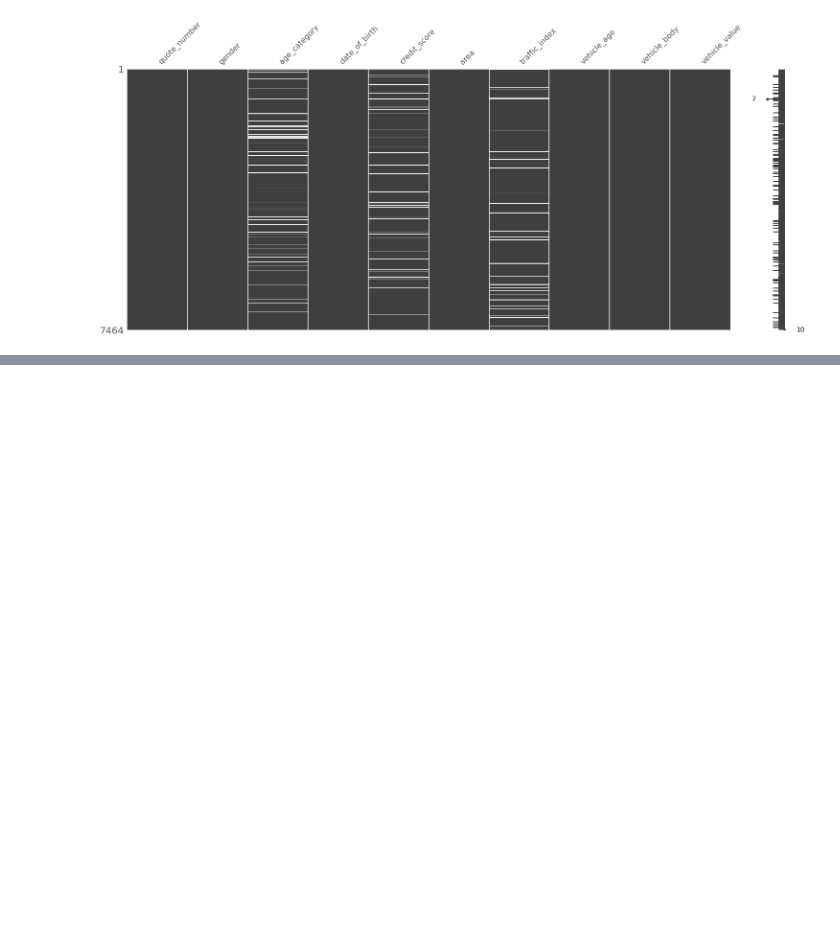
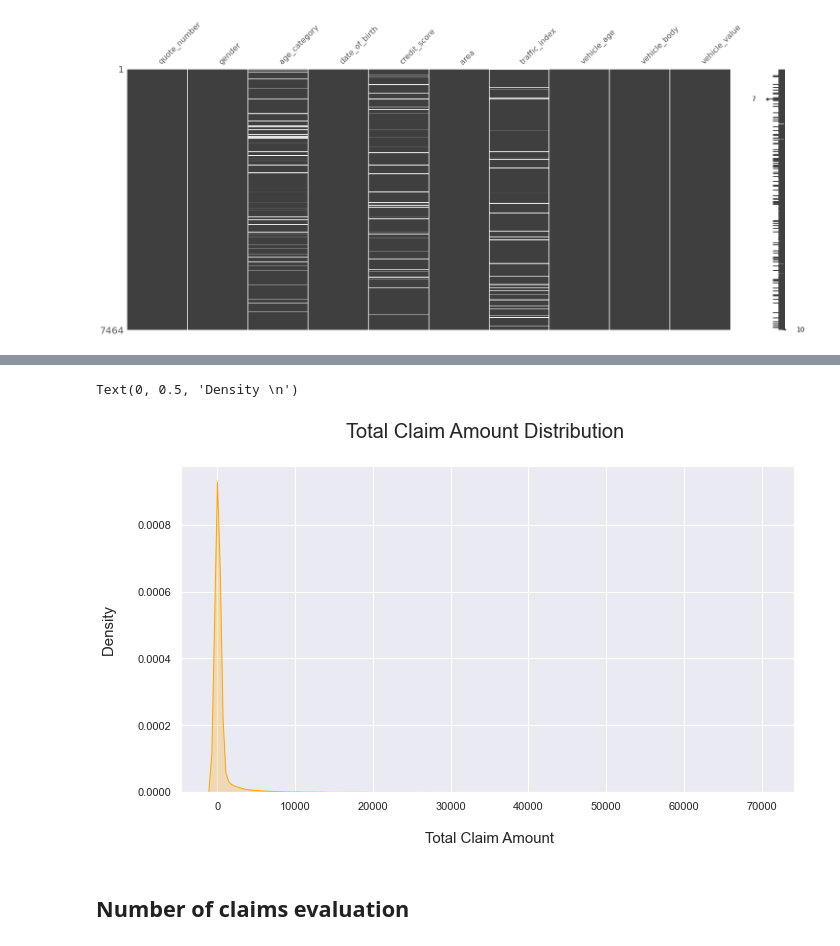
Before and after one commit to suhitasva/Auto_Insurance_Study, a Jupyter notebook: case_study_code_file.ipynb, the cells around one changed output, grey strips where cells are left out. Saved outputs shown, nothing was run; the diff lists cells and outputs as text; code cells hidden in the pictures; blank space fills up the shorter version.

Commit message:
Missing values imputed, and claim amount and number of claim variables studied.

```diff
--- a/case_study_code_file.ipynb
+++ b/case_study_code_file.ipynb
@@ -200,0 +169,2 @@ msno.matrix(auto_policies_2017)
+# %%
+auto_policies_2017.drop(['claim_office'], axis=1, inplace=True)
@@ -213,0 +226,11 @@ msno.matrix(auto_potential_2018)
+# %%
+sns.set(rc={"figure.figsize":(11, 6)})
+sns.kdeplot(auto_policies_2017["claim_amount"], shade = True, color="orange")\
+            .set_title("Total Claim Amount Distribution \n",fontsize = 20)
+plt.xlabel("\n Total Claim Amount", fontsize = 15)
+plt.ylabel("Density \n", fontsize = 15)
+# %% [output]
+Text(0, 0.5, 'Density \n')
+[figure, added]
+# %% [markdown]
+## Number of claims evaluation
```
Also changed, not shown: parts of 31 cells of this notebook.
